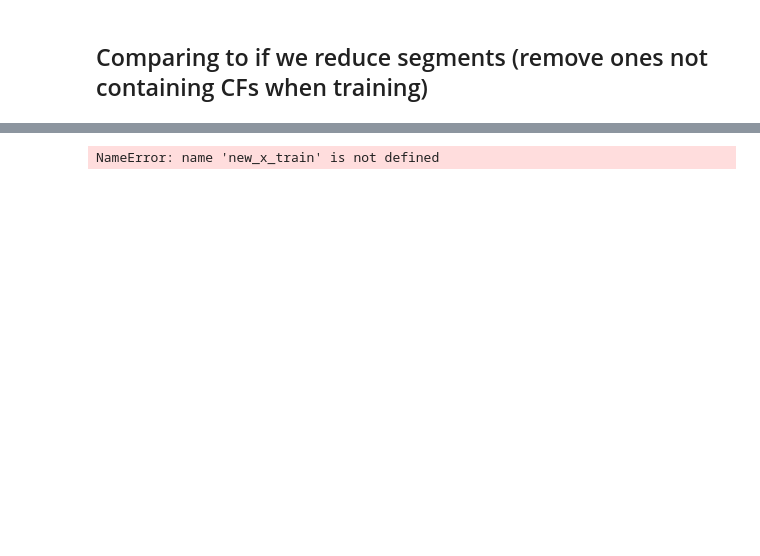
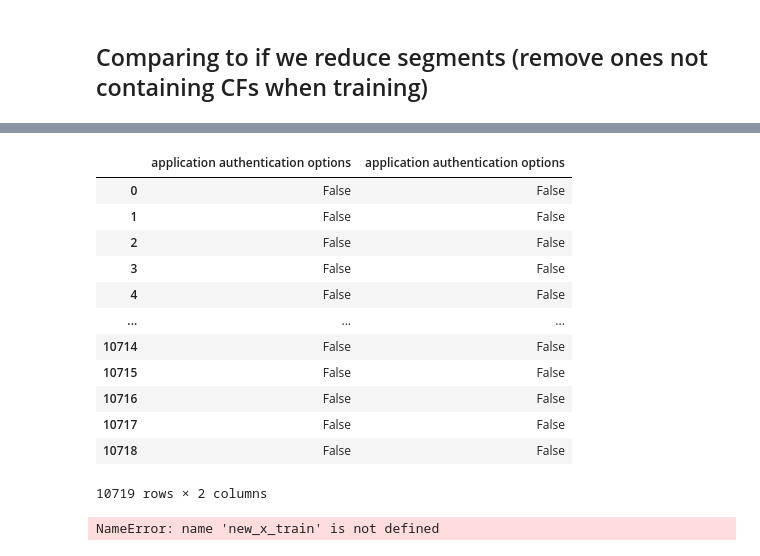
Before and after one commit to calhinchcliffe/nlp_privacy_policies, a Jupyter notebook: EDA and Modelling/10_modelling.ipynb, the cells around one changed output, grey strips where cells are left out. Cells and saved outputs as stored; diff of their text form; code cells hidden in the pictures; blank space fills up the shorter version.

```diff
--- a/EDA and Modelling/10_modelling.ipynb
+++ b/EDA and Modelling/10_modelling.ipynb
@@ -405,3 +461,19 @@ Thought: need to compare train and test scores to ensure not overfitting?  But u
+# %%
+(train_set['application authentication options'] == 1)
+# %% [output]
+|  | application authentication options | application authentication options |
+| 0 | False | False |
+| 1 | False | False |
+| 2 | False | False |
+| 3 | False | False |
+| 4 | False | False |
+| ... | ... | ... |
+| 10714 | False | False |
+| 10715 | False | False |
+| 10716 | False | False |
+| 10717 | False | False |
+| 10718 | False | False |
+10719 rows × 2 columns
 # %%
 new_x_train # must get rows where one of the SSO CFs = 1
 # Use features.yml (or objects from previous notebook) to get the SSO CFs
```
Also changed, not shown: parts of 11 cells of this notebook.
